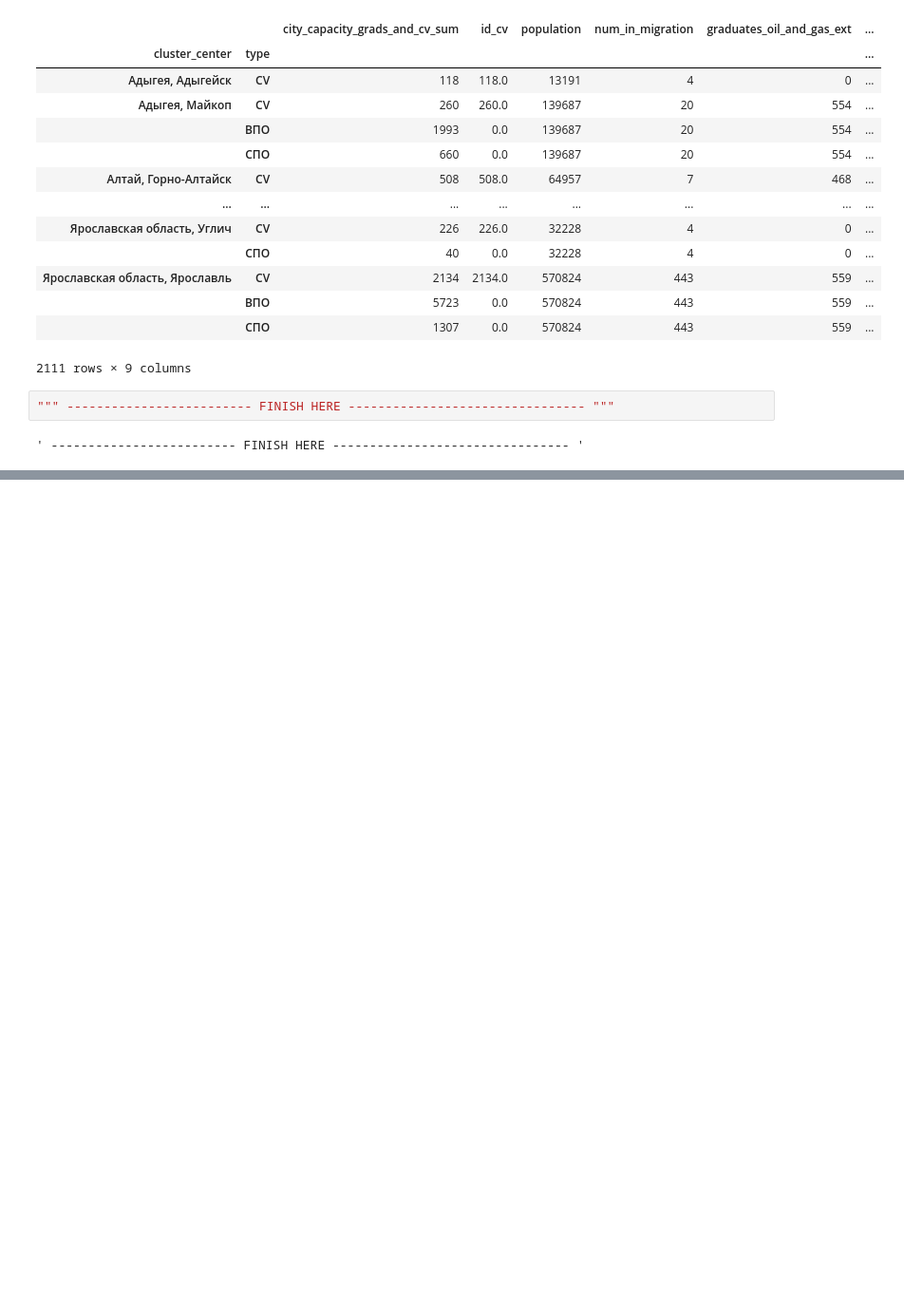
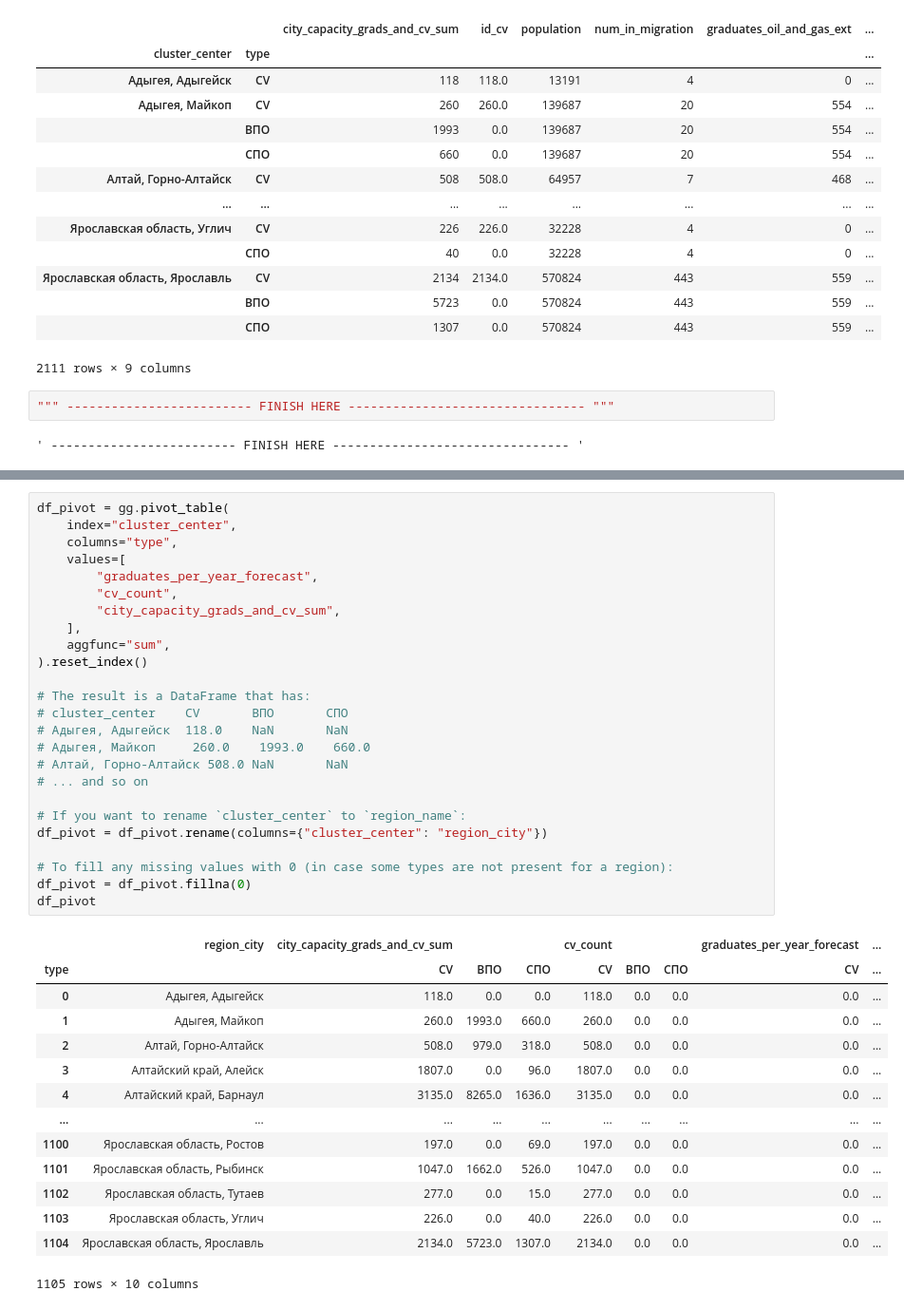
Before and after one commit to GeorgeKontsevik/planter, a Jupyter notebook: examples/2. calc_dists_hex.ipynb, the cells around one changed output, grey strips where cells are left out. Shown: that part at 95% size. Cells and saved outputs as stored; diff of their text form; blank space fills up the shorter version.

```diff
--- a/examples/2. calc_dists_hex.ipynb
+++ b/examples/2. calc_dists_hex.ipynb
@@ -278,0 +281,40 @@ gg
+# %%
+df_pivot = gg.pivot_table(
+    index="cluster_center",
+    columns="type",
+    values=[
+        "graduates_per_year_forecast",
+        "cv_count",
+        "city_capacity_grads_and_cv_sum",
+    ],
+    aggfunc="sum",
+).reset_index()
+
+# The result is a DataFrame that has:
+# cluster_center    CV       ВПО       СПО
+# Адыгея, Адыгейск  118.0    NaN       NaN
+# Адыгея, Майкоп     260.0    1993.0    660.0
+# Алтай, Горно-Алтайск 508.0 NaN       NaN
+# ... and so on
+
+# If you want to rename `cluster_center` to `region_name`:
+df_pivot = df_pivot.rename(columns={"cluster_center": "region_city"})
+
+# To fill any missing values with 0 (in case some types are not present for a region):
+df_pivot = df_pivot.fillna(0)
+df_pivot
+# %% [output]
+|  | region_city | city_capacity_grads_and_cv_sum |  |  | cv_count |  |  | graduates_per_year_forecast | ... |
+| type |  | CV | ВПО | СПО | CV | ВПО | СПО | CV | ... |
+| 0 | Адыгея, Адыгейск | 118.0 | 0.0 | 0.0 | 118.0 | 0.0 | 0.0 | 0.0 | ... |
+| 1 | Адыгея, Майкоп | 260.0 | 1993.0 | 660.0 | 260.0 | 0.0 | 0.0 | 0.0 | ... |
+| 2 | Алтай, Горно-Алтайск | 508.0 | 979.0 | 318.0 | 508.0 | 0.0 | 0.0 | 0.0 | ... |
+| 3 | Алтайский край, Алейск | 1807.0 | 0.0 | 96.0 | 1807.0 | 0.0 | 0.0 | 0.0 | ... |
+| 4 | Алтайский край, Барнаул | 3135.0 | 8265.0 | 1636.0 | 3135.0 | 0.0 | 0.0 | 0.0 | ... |
+| ... | ... | ... | ... | ... | ... | ... | ... | ... | ... |
+| 1100 | Ярославская область, Ростов | 197.0 | 0.0 | 69.0 | 197.0 | 0.0 | 0.0 | 0.0 | ... |
+| 1101 | Ярославская область, Рыбинск | 1047.0 | 1662.0 | 526.0 | 1047.0 | 0.0 | 0.0 | 0.0 | ... |
+| 1102 | Ярославская область, Тутаев | 277.0 | 0.0 | 15.0 | 277.0 | 0.0 | 0.0 | 0.0 | ... |
+| 1103 | Ярославская область, Углич | 226.0 | 0.0 | 40.0 | 226.0 | 0.0 | 0.0 | 0.0 | ... |
+| 1104 | Ярославская область, Ярославль | 2134.0 | 5723.0 | 1307.0 | 2134.0 | 0.0 | 0.0 | 0.0 | ... |
+1105 rows × 10 columns
```
Also changed, not shown: parts of 3 cells of this notebook, 29 other files.
